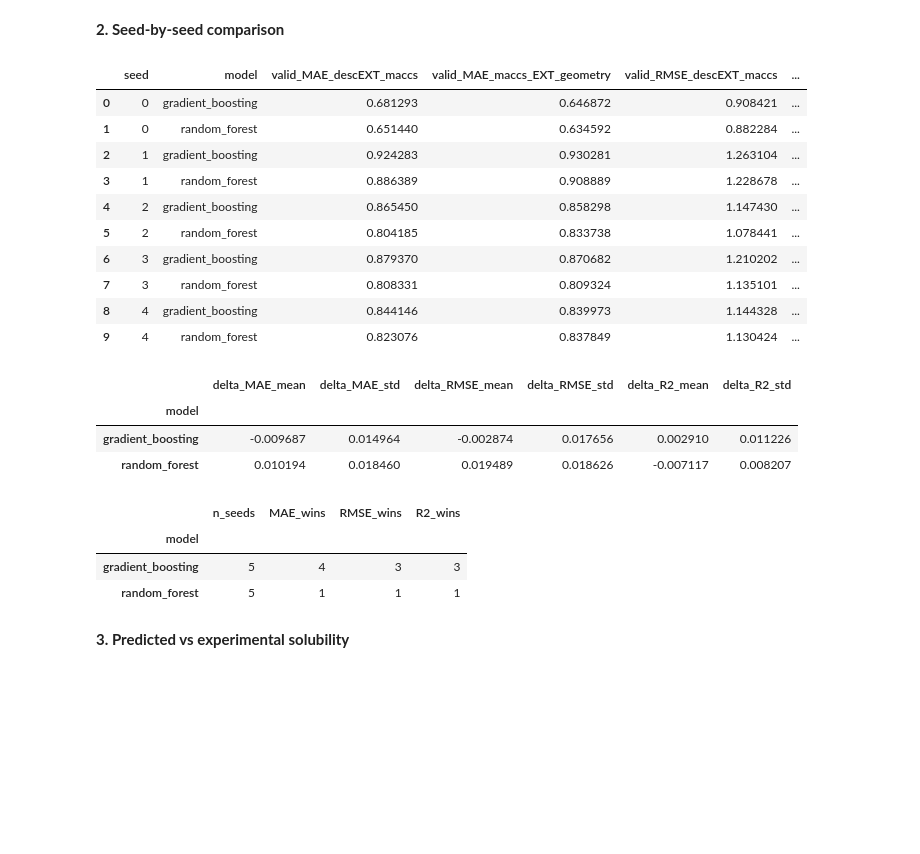
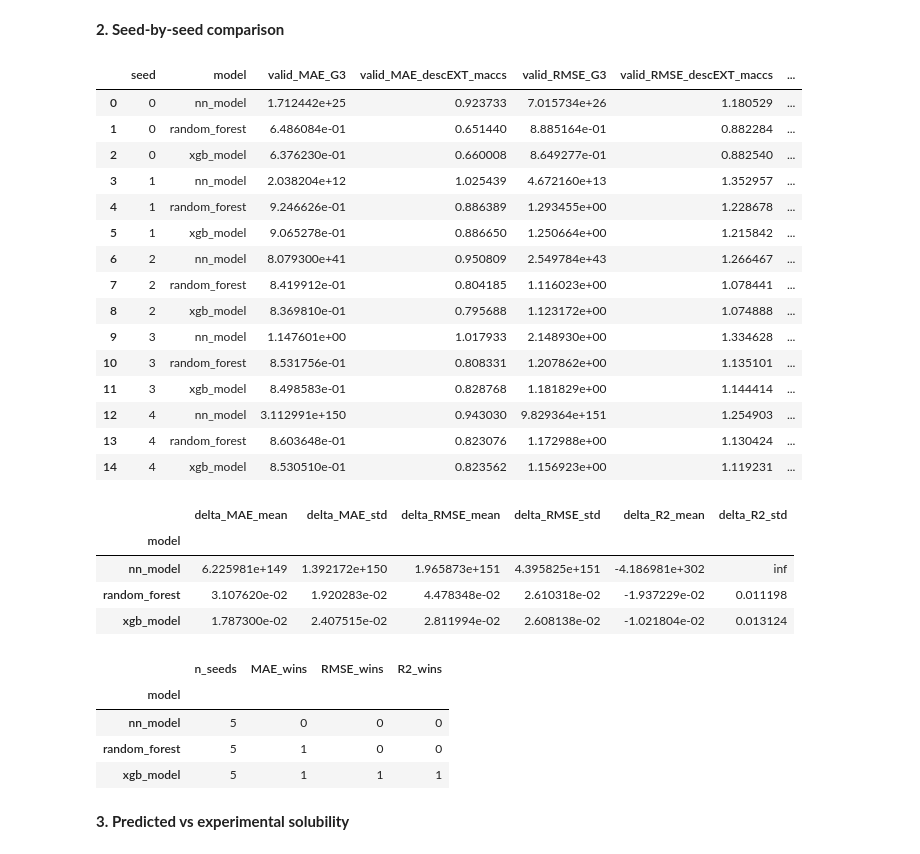
Before and after one commit to alexcorbero/admet-ml, a Jupyter notebook: notebooks/05_model_evaluation.ipynb, the cells around one changed output. Cells and saved outputs as stored; diff of their text form; code cells hidden in the pictures; blank space fills up the shorter version.

```diff
--- a/notebooks/05_model_evaluation.ipynb
+++ b/notebooks/05_model_evaluation.ipynb
@@ -16,12 +16,15 @@ predictions = pd.read_csv(RESULTS_PATH / "validation_predictions.csv")
 REPRESENTATIONS = [
     "descEXT_maccs",
     "geometry",
+    "radial",
     "maccs_EXT_geometry",
+    "G3",
 ]
 
 MODELS = [
-    "gradient_boosting",
+    "nn_model",
     "random_forest",
+    "xgb_model",
 ]
 
 metrics_focus = metrics[
@@ -58,7 +70,7 @@ summary
 **2. Seed-by-seed comparison**
 # %%
 BASELINE = "descEXT_maccs"
-GEOMETRY = "maccs_EXT_geometry"
+GEOMETRY = "G3"
 
 comparison = (
     metrics_focus[
@@ -111,52 +123,59 @@ geometry_gain = (
         delta_R2_mean=("delta_R2", "mean"),
         delta_R2_std=("delta_R2", "std"),
     )
 )
 
 display(geometry_gain)
 
 # Number of scaffold splits improved by geometry
 geometry_wins = (
     comparison
     .groupby("model")
     .agg(
         n_seeds=("seed", "count"),
         MAE_wins=(
             "delta_MAE",
             lambda x: (x < 0).sum(),
         ),
         RMSE_wins=(
             "delta_RMSE",
             lambda x: (x < 0).sum(),
         ),
         R2_wins=(
             "delta_R2",
             lambda x: (x > 0).sum(),
         ),
     )
 )
 
 display(geometry_wins)
 # %% [output]
-|  | seed | model | valid_MAE_descEXT_maccs | valid_MAE_maccs_EXT_geometry | valid_RMSE_descEXT_maccs | ... |
-| 0 | 0 | gradient_boosting | 0.681293 | 0.646872 | 0.908421 | ... |
-| 1 | 0 | random_forest | 0.651440 | 0.634592 | 0.882284 | ... |
-| 2 | 1 | gradient_boosting | 0.924283 | 0.930281 | 1.263104 | ... |
-| 3 | 1 | random_forest | 0.886389 | 0.908889 | 1.228678 | ... |
-| 4 | 2 | gradient_boosting | 0.865450 | 0.858298 | 1.147430 | ... |
-| 5 | 2 | random_forest | 0.804185 | 0.833738 | 1.078441 | ... |
-| 6 | 3 | gradient_boosting | 0.879370 | 0.870682 | 1.210202 | ... |
-| 7 | 3 | random_forest | 0.808331 | 0.809324 | 1.135101 | ... |
-| 8 | 4 | gradient_boosting | 0.844146 | 0.839973 | 1.144328 | ... |
-| 9 | 4 | random_forest | 0.823076 | 0.837849 | 1.130424 | ... |
+|  | seed | model | valid_MAE_G3 | valid_MAE_descEXT_maccs | valid_RMSE_G3 | valid_RMSE_descEXT_maccs | ... |
+| 0 | 0 | nn_model | 1.712442e+25 | 0.923733 | 7.015734e+26 | 1.180529 | ... |
+| 1 | 0 | random_forest | 6.486084e-01 | 0.651440 | 8.885164e-01 | 0.882284 | ... |
+| 2 | 0 | xgb_model | 6.376230e-01 | 0.660008 | 8.649277e-01 | 0.882540 | ... |
+| 3 | 1 | nn_model | 2.038204e+12 | 1.025439 | 4.672160e+13 | 1.352957 | ... |
+| 4 | 1 | random_forest | 9.246626e-01 | 0.886389 | 1.293455e+00 | 1.228678 | ... |
+| 5 | 1 | xgb_model | 9.065278e-01 | 0.886650 | 1.250664e+00 | 1.215842 | ... |
+| 6 | 2 | nn_model | 8.079300e+41 | 0.950809 | 2.549784e+43 | 1.266467 | ... |
+| 7 | 2 | random_forest | 8.419912e-01 | 0.804185 | 1.116023e+00 | 1.078441 | ... |
+| 8 | 2 | xgb_model | 8.369810e-01 | 0.795688 | 1.123172e+00 | 1.074888 | ... |
+| 9 | 3 | nn_model | 1.147601e+00 | 1.017933 | 2.148930e+00 | 1.334628 | ... |
+| 10 | 3 | random_forest | 8.531756e-01 | 0.808331 | 1.207862e+00 | 1.135101 | ... |
+| 11 | 3 | xgb_model | 8.498583e-01 | 0.828768 | 1.181829e+00 | 1.144414 | ... |
+| 12 | 4 | nn_model | 3.112991e+150 | 0.943030 | 9.829364e+151 | 1.254903 | ... |
+| 13 | 4 | random_forest | 8.603648e-01 | 0.823076 | 1.172988e+00 | 1.130424 | ... |
+| 14 | 4 | xgb_model | 8.530510e-01 | 0.823562 | 1.156923e+00 | 1.119231 | ... |
 |  | delta_MAE_mean | delta_MAE_std | delta_RMSE_mean | delta_RMSE_std | delta_R2_mean | delta_R2_std |
 | model |  |  |  |  |  |  |
-| gradient_boosting | -0.009687 | 0.014964 | -0.002874 | 0.017656 | 0.002910 | 0.011226 |
-| random_forest | 0.010194 | 0.018460 | 0.019489 | 0.018626 | -0.007117 | 0.008207 |
+| nn_model | 6.225981e+149 | 1.392172e+150 | 1.965873e+151 | 4.395825e+151 | -4.186981e+302 | inf |
+| random_forest | 3.107620e-02 | 1.920283e-02 | 4.478348e-02 | 2.610318e-02 | -1.937229e-02 | 0.011198 |
+| xgb_model | 1.787300e-02 | 2.407515e-02 | 2.811994e-02 | 2.608138e-02 | -1.021804e-02 | 0.013124 |
 |  | n_seeds | MAE_wins | RMSE_wins | R2_wins |
 | model |  |  |  |  |
-| gradient_boosting | 5 | 4 | 3 | 3 |
-| random_forest | 5 | 1 | 1 | 1 |
+| nn_model | 5 | 0 | 0 | 0 |
+| random_forest | 5 | 1 | 0 | 0 |
+| xgb_model | 5 | 1 | 1 | 1 |
 # %% [markdown]
 **3. Predicted vs experimental solubility**
 # %%
```
Also changed, not shown: parts of 3 cells of this notebook, 4 other files.
